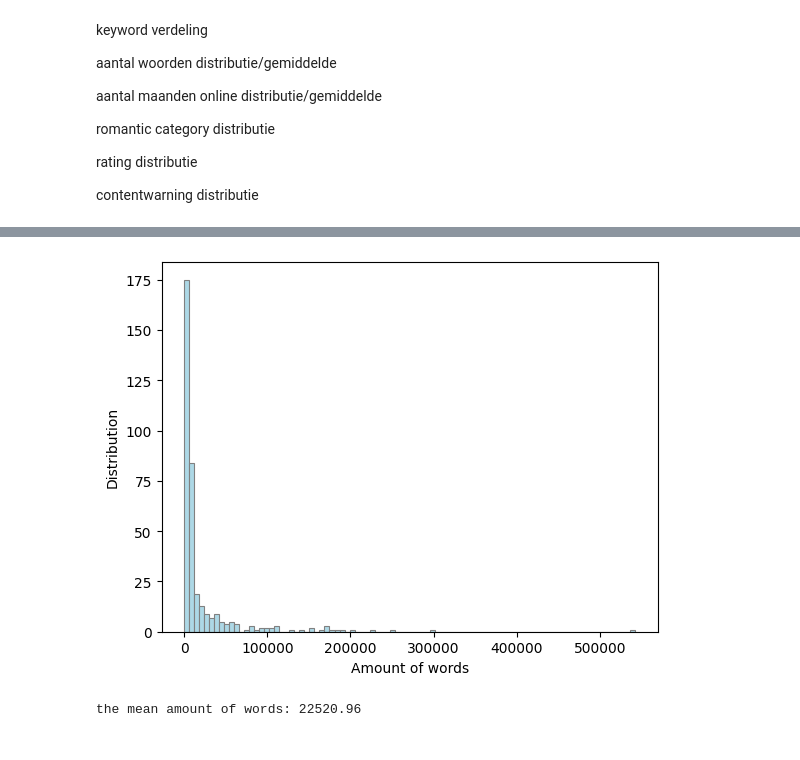
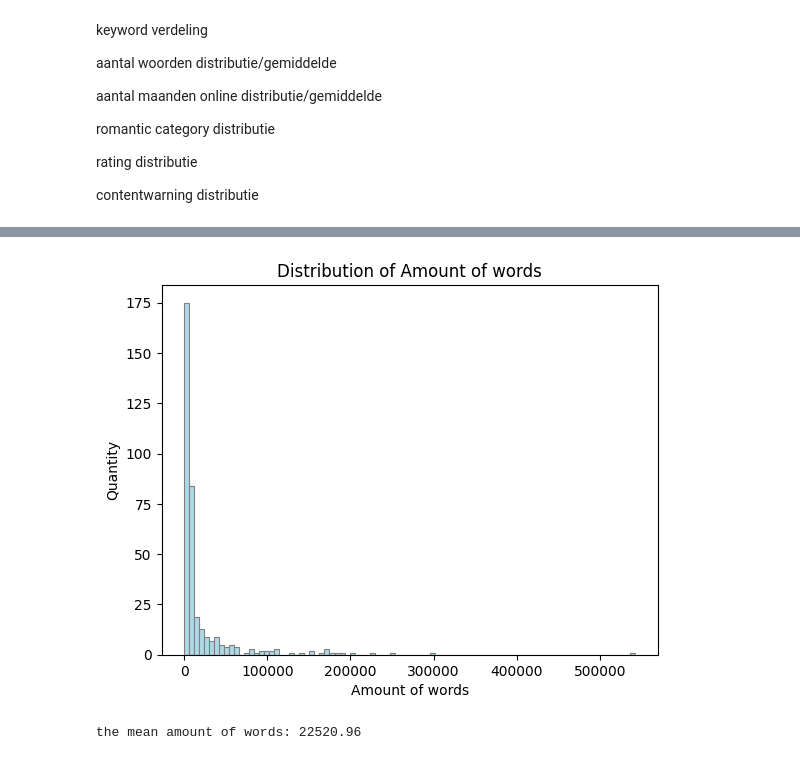
Before and after one commit to thijmenadam0/sem-web-final-project, a Jupyter notebook: Semantic_Web_Data_Visualization.ipynb, the cells around one changed output, grey strips where cells are left out. Saved outputs shown, nothing was run; the diff lists cells and outputs as text; code cells hidden in the pictures.

```diff
--- a/Semantic_Web_Data_Visualization.ipynb
+++ b/Semantic_Web_Data_Visualization.ipynb
@@ -133,20 +134,21 @@ the mean amount of keywords: 18.73
 # %%
 array = df["words"].to_numpy()
 
 # Create the histogram with customized settings
 plt.hist(array, bins=90, color='lightblue', edgecolor='grey', linewidth=0.8)
 
 # Customize axis labels and title
 plt.xlabel("Amount of words")
-plt.ylabel("Distribution")
+plt.ylabel("Quantity")
+plt.title('Distribution of Amount of words')
 
 # Display the plot
 plt.show()
 
 array_mean = np.mean(array)
 print("the mean amount of words:", round(array_mean, 2))
 # %% [output]
-[figure, old version]
+[figure, new version]
 the mean amount of words: 22520.96
 # %%
 array = df["kudos"].to_numpy()
```
Also changed, not shown: parts of 12 cells of this notebook.
